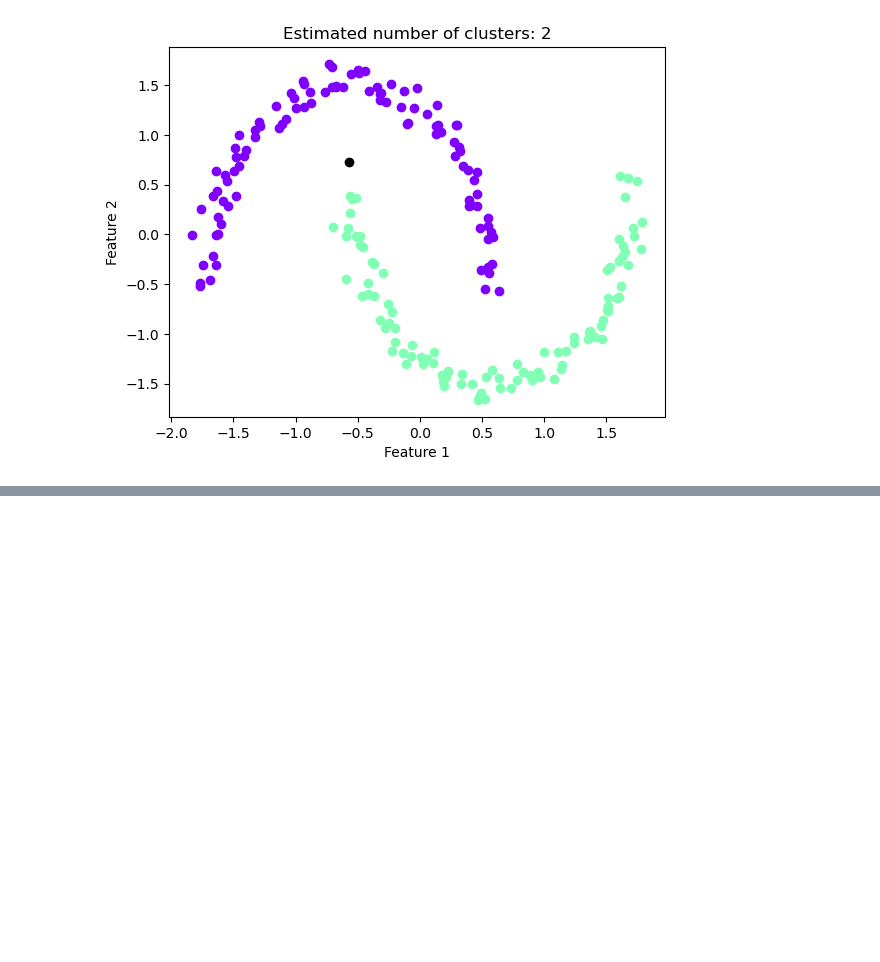
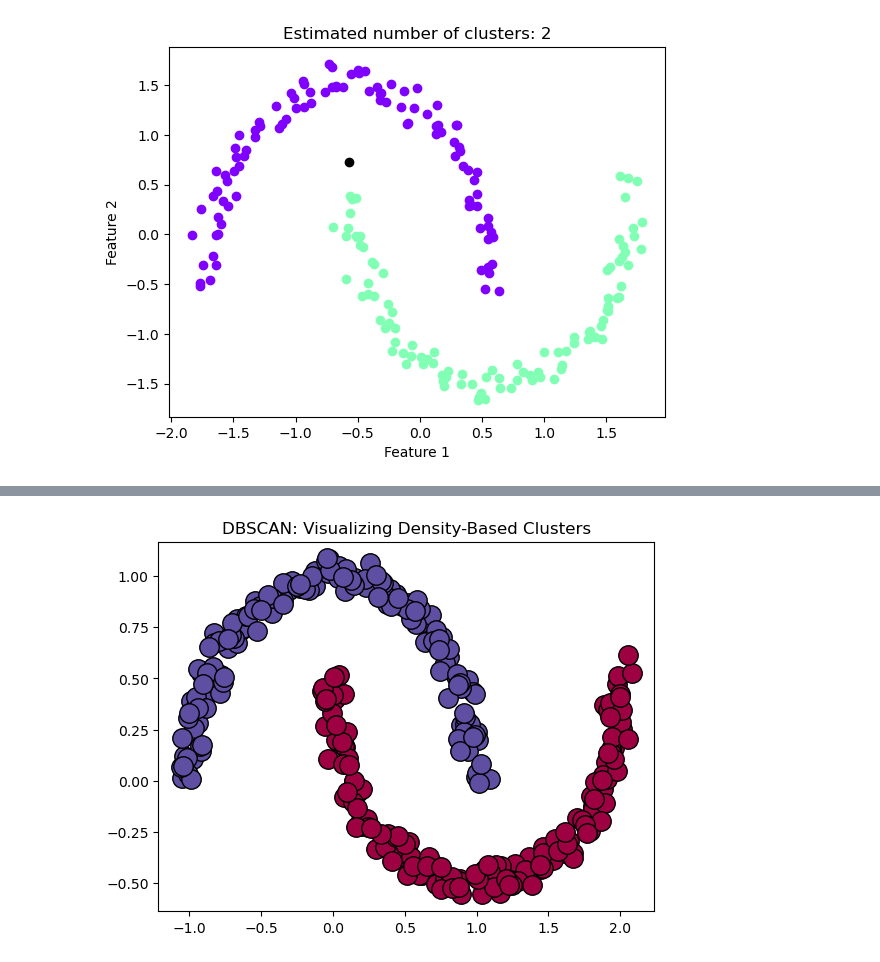
Before and after one commit to Amoako419/Clustering, a Jupyter notebook: DBscan.ipynb, the cells around one changed output, grey strips where cells are left out. Drawn from its saved outputs; the diff is of its cells as text; code cells hidden in the pictures; blank space fills up the shorter version.

```diff
--- a/DBscan.ipynb
+++ b/DBscan.ipynb
@@ -162,0 +193,45 @@ plt.show()
+# %%
+# Importing Python libraries
+import numpy as np
+import matplotlib.pyplot as plt
+from sklearn.cluster import DBSCAN
+from sklearn.datasets import make_moons
+
+# Creating a toy dataset with different parameters
+X, y = make_moons(n_samples=300, noise=0.05)
+
+# TODO: Initialize the DBSCAN model with eps=0.3 and min_samples=5
+db = DBSCAN(eps = 0.3,min_samples=5)
+
+# TODO: Fit the DBSCAN model to our data X and fetch the cluster labels
+db.fit(X)
+labels = db.labels_
+# Identify core samples
+core_samples_mask = np.zeros_like(db.labels_, dtype=bool)
+core_samples_mask[db.core_sample_indices_] = True
+
+# Plotting
+unique_labels = set(labels)
+colors = [plt.cm.Spectral(each)
+          for each in np.linspace(0, 1, len(unique_labels))]
+
+for k, col in zip(unique_labels, colors):
+
+    if k == -1:
+        # Black used for noise.
+        col = [0, 0, 0, 1]
+
+    class_member_mask = (labels == k)
+
+    xy = X[class_member_mask & core_samples_mask]
+    plt.plot(xy[:, 0], xy[:, 1], 'o', markerfacecolor=tuple(col),
+             markeredgecolor='k', markersize=14)
+
+    xy = X[class_member_mask & ~core_samples_mask]
+    plt.plot(xy[:, 0], xy[:, 1], 'o', markerfacecolor=tuple(col),
+             markeredgecolor='k', markersize=6)
+
+plt.title('DBSCAN: Visualizing Density-Based Clusters')
+plt.show()
+# %% [output]
+[figure, added]
```
Also changed, not shown: parts of 2 cells of this notebook.
